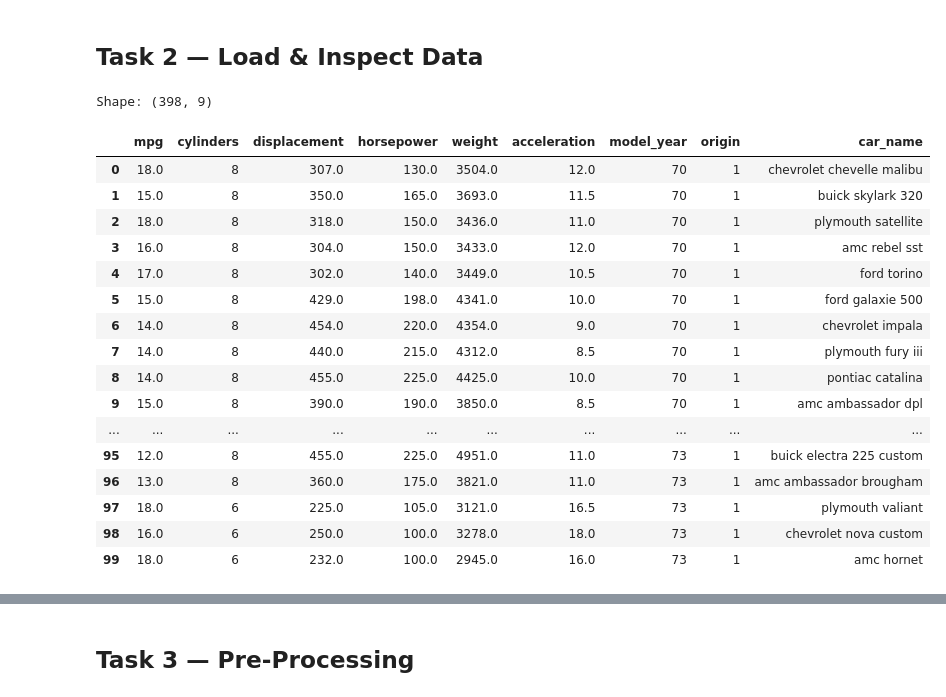
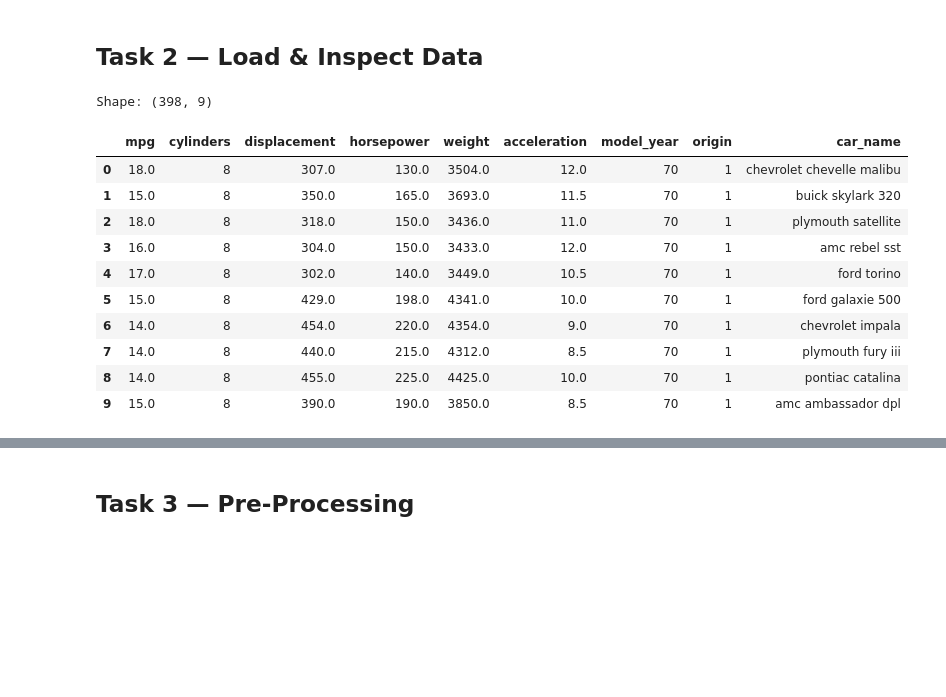
Before and after one commit to FurqanAlyy/AI-ML-NIAI, a Jupyter notebook: 02_EDA_Worksheet.ipynb, the cells around one changed output, grey strips where cells are left out. Cells and saved outputs as stored; diff of their text form; code cells hidden in the pictures; blank space fills up the shorter version.

```diff
--- a/02_EDA_Worksheet.ipynb
+++ b/02_EDA_Worksheet.ipynb
@@ -30,38 +30,32 @@ libraries loaded
 # %%
 # TODO: Load the Auto-MPG dataset from the UCI repository URL below.
 # Column names: ['mpg','cylinders','displacement','horsepower','weight',
 #                'acceleration','model_year','origin','car_name']
 # Missing values are marked with '?'
 # URL = "https://archive.ics.uci.edu/ml/machine-learning-databases/auto-mpg/auto-mpg.data"
 
 url = "https://archive.ics.uci.edu/ml/machine-learning-databases/auto-mpg/auto-mpg.data"
 col_names = ['mpg','cylinders','displacement','horsepower','weight',
              'acceleration','model_year','origin','car_name']
 
 # df = # TODO: read_csv with correct separator (\s+) and na_values
 df=pd.read_csv(url,names=col_names,sep=r'\s+',na_values='?')
 
 print("Shape:", df.shape)
-df.head(100)
+df.head(10)
 # %% [output]
 Shape: (398, 9)
 |  | mpg | cylinders | displacement | horsepower | weight | acceleration | model_year | origin | car_name |
 | 0 | 18.0 | 8 | 307.0 | 130.0 | 3504.0 | 12.0 | 70 | 1 | chevrolet chevelle malibu |
 | 1 | 15.0 | 8 | 350.0 | 165.0 | 3693.0 | 11.5 | 70 | 1 | buick skylark 320 |
 | 2 | 18.0 | 8 | 318.0 | 150.0 | 3436.0 | 11.0 | 70 | 1 | plymouth satellite |
 | 3 | 16.0 | 8 | 304.0 | 150.0 | 3433.0 | 12.0 | 70 | 1 | amc rebel sst |
 | 4 | 17.0 | 8 | 302.0 | 140.0 | 3449.0 | 10.5 | 70 | 1 | ford torino |
 | 5 | 15.0 | 8 | 429.0 | 198.0 | 4341.0 | 10.0 | 70 | 1 | ford galaxie 500 |
 | 6 | 14.0 | 8 | 454.0 | 220.0 | 4354.0 | 9.0 | 70 | 1 | chevrolet impala |
 | 7 | 14.0 | 8 | 440.0 | 215.0 | 4312.0 | 8.5 | 70 | 1 | plymouth fury iii |
 | 8 | 14.0 | 8 | 455.0 | 225.0 | 4425.0 | 10.0 | 70 | 1 | pontiac catalina |
 | 9 | 15.0 | 8 | 390.0 | 190.0 | 3850.0 | 8.5 | 70 | 1 | amc ambassador dpl |
-| ... | ... | ... | ... | ... | ... | ... | ... | ... | ... |
-| 95 | 12.0 | 8 | 455.0 | 225.0 | 4951.0 | 11.0 | 73 | 1 | buick electra 225 custom |
-| 96 | 13.0 | 8 | 360.0 | 175.0 | 3821.0 | 11.0 | 73 | 1 | amc ambassador brougham |
-| 97 | 18.0 | 6 | 225.0 | 105.0 | 3121.0 | 16.5 | 73 | 1 | plymouth valiant |
-| 98 | 16.0 | 6 | 250.0 | 100.0 | 3278.0 | 18.0 | 73 | 1 | chevrolet nova custom |
-| 99 | 18.0 | 6 | 232.0 | 100.0 | 2945.0 | 16.0 | 73 | 1 | amc hornet |
 # %%
 # TODO: Print df.info() to inspect dtypes and non-null counts
 df.info()
```
Also changed, not shown: parts of 4 cells of this notebook.
